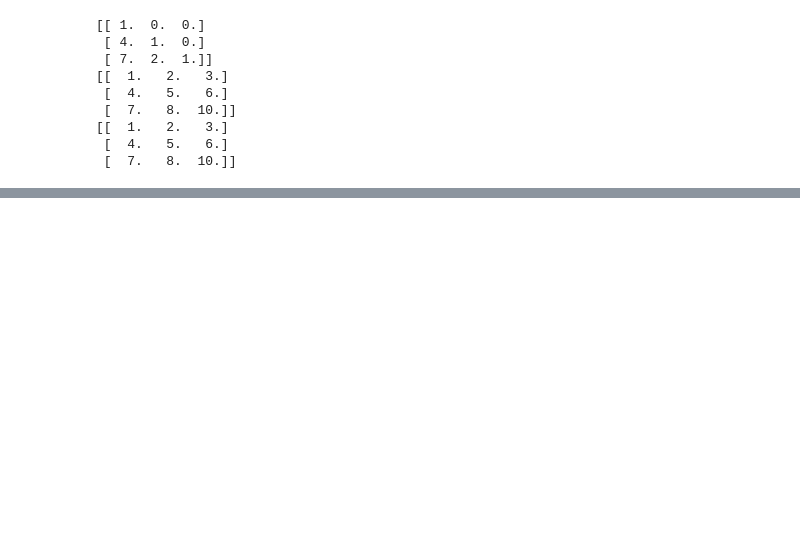
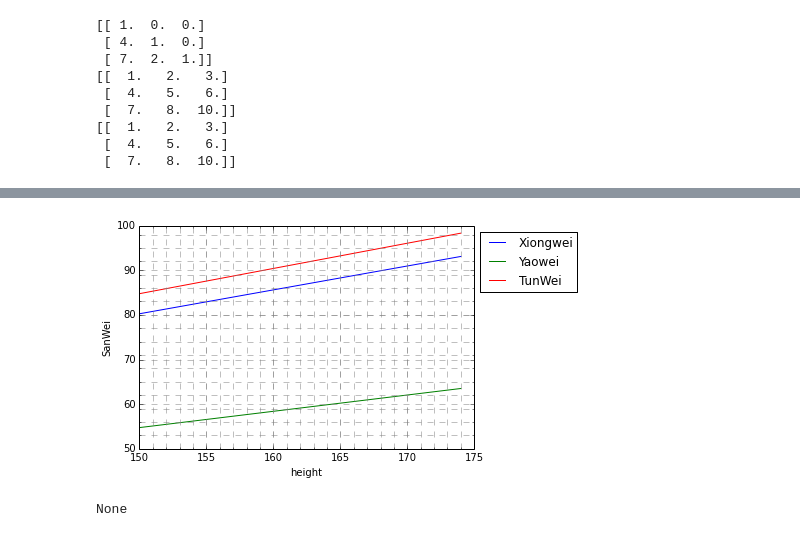
Before and after one commit to Nacturne/jupyter, a Jupyter notebook: Linear_Algebra_notes.ipynb, the cells around one changed output, grey strips where cells are left out. Saved outputs shown, nothing was run; the diff lists cells and outputs as text; code cells hidden in the pictures; blank space fills up the shorter version.

```diff
--- a/Linear_Algebra_notes.ipynb
+++ b/Linear_Algebra_notes.ipynb
@@ -456,0 +472,25 @@ print(p.dot(l).dot(u))
+# %%
+# Just a kidding
+from scipy import linalg as la
+import numpy as np
+A = np.array([[0.535],[0.365],[0.565]])
+l = np.arange(150,175,1)
+data = A*l
+
+%matplotlib inline
+import matplotlib.pyplot as plt
+
+fig, ax = plt.subplots(1,1)
+ax.plot(l,data[0],label="Xiongwei")
+ax.plot(l,data[1],label="Yaowei")
+ax.plot(l,data[2],label="TunWei")
+ax.legend(loc="upper left", bbox_to_anchor=(1, 1))
+ax.set_xticks(l,minor=True)
+ax.set_yticks(np.arange(50,100,3),minor=True)
+plt.grid(b=True, which='both', color='grey', linestyle='--')
+ax.set_xlabel('height')
+ax.set_ylabel('SanWei')
+print(plt.show())
+# %% [output]
+[figure, added]
+None
```
Also changed, not shown: parts of 3 cells of this notebook.
